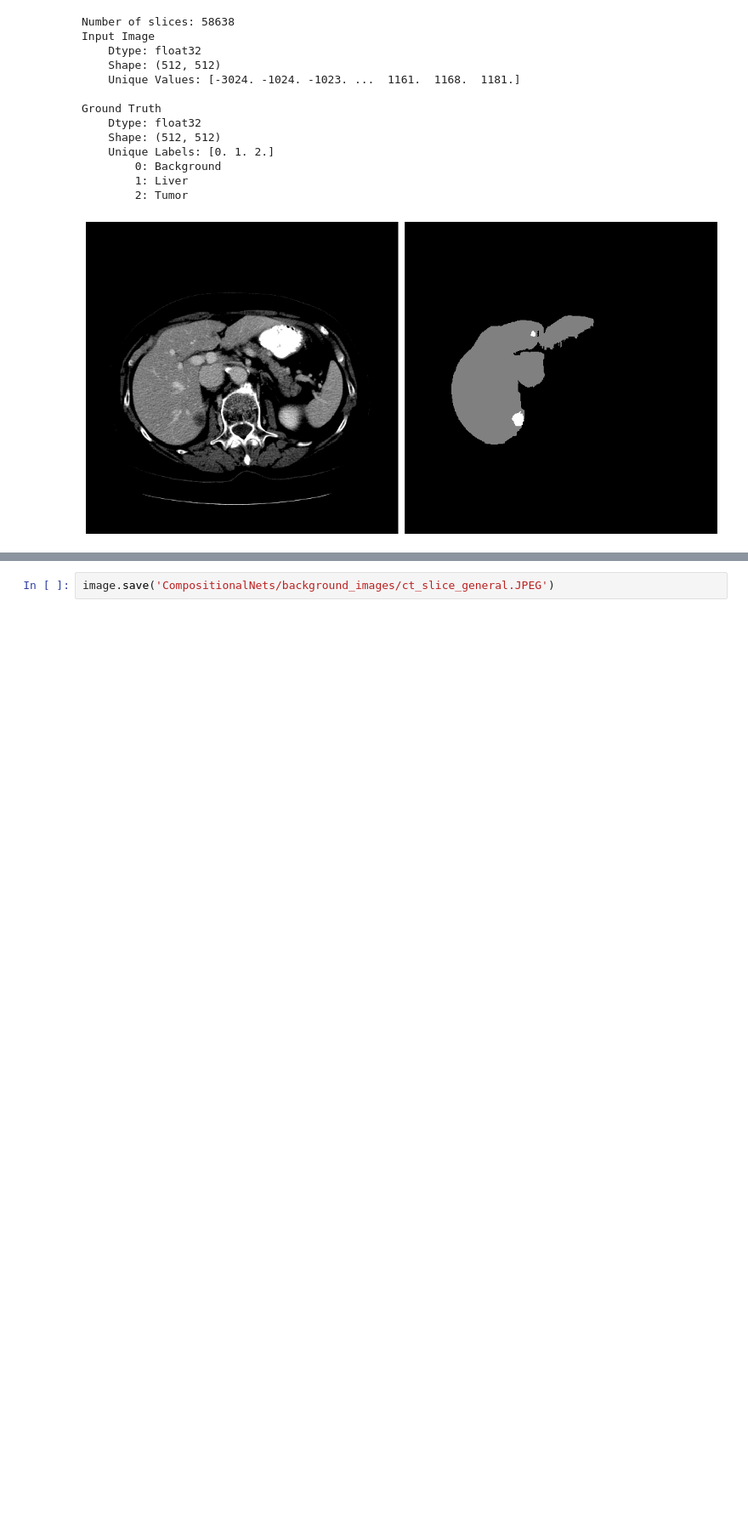
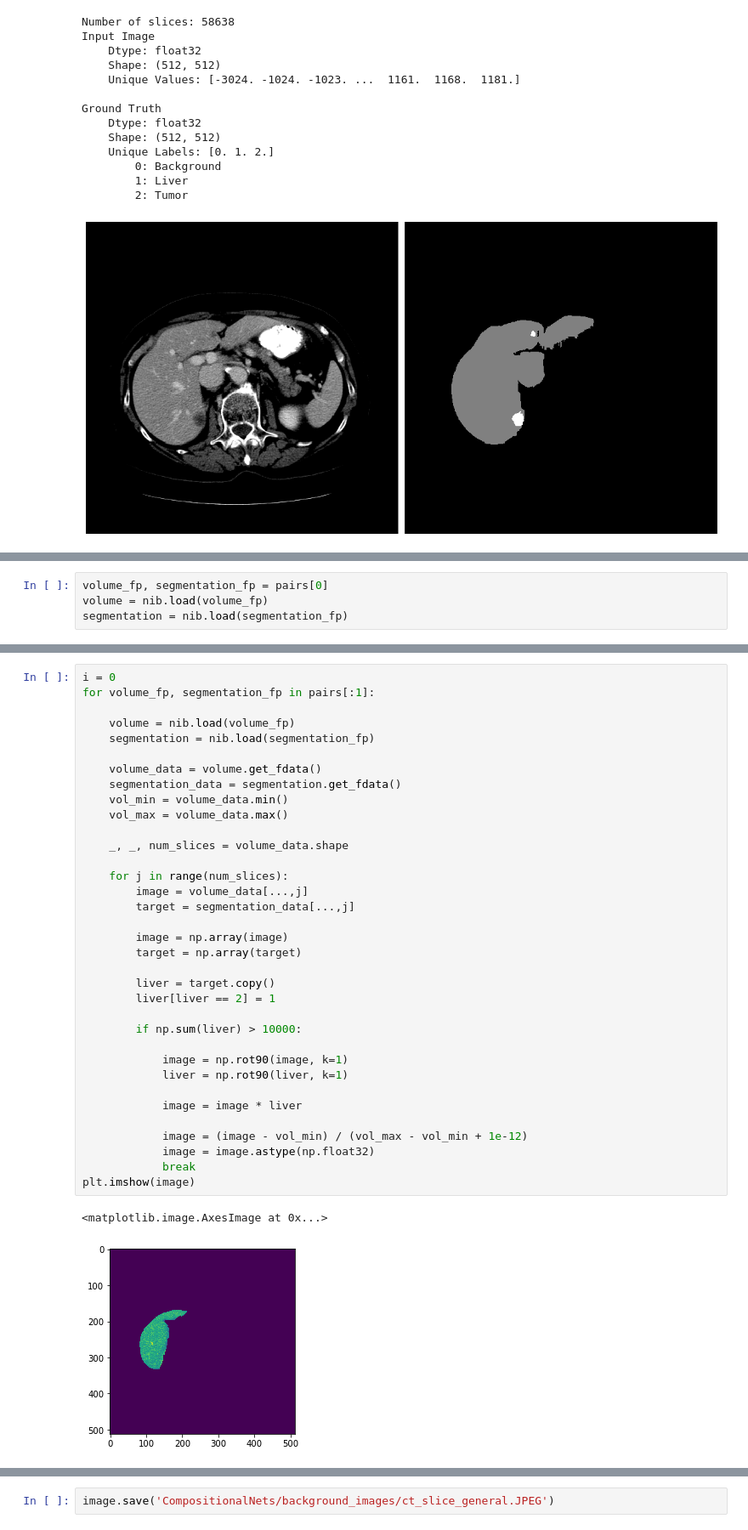
Before and after one commit to mattesko/CompNet-Medical, a Jupyter notebook: notebooks/data_analysis/eda_lits.ipynb, the cells around one changed output, grey strips where cells are left out. Shown at 85% size. Cells and saved outputs as stored; diff of their text form; blank space fills up the shorter version.

```diff
--- a/notebooks/data_analysis/eda_lits.ipynb
+++ b/notebooks/data_analysis/eda_lits.ipynb
@@ -91,0 +81,4 @@ plt.imshow(image)
+# %%
+volume_fp, segmentation_fp = pairs[0]
+volume = nib.load(volume_fp)
+segmentation = nib.load(segmentation_fp)
@@ -91,0 +144,38 @@ plt.imshow(image)
+# %%
+i = 0
+for volume_fp, segmentation_fp in pairs[:1]:
+
+    volume = nib.load(volume_fp)
+    segmentation = nib.load(segmentation_fp)
+
+    volume_data = volume.get_fdata()
+    segmentation_data = segmentation.get_fdata()
+    vol_min = volume_data.min()
+    vol_max = volume_data.max()
+
+    _, _, num_slices = volume_data.shape
+
+    for j in range(num_slices):
+        image = volume_data[...,j]
+        target = segmentation_data[...,j]
+
+        image = np.array(image)
+        target = np.array(target)
+
+        liver = target.copy()
+        liver[liver == 2] = 1
+
+        if np.sum(liver) > 10000:
+
+            image = np.rot90(image, k=1)
+            liver = np.rot90(liver, k=1)
+
+            image = image * liver
+
+            image = (image - vol_min) / (vol_max - vol_min + 1e-12)
+            image = image.astype(np.float32)
+            break
+plt.imshow(image)
+# %% [output]
+<matplotlib.image.AxesImage at 0x...>
+[figure, added]
```
Also changed, not shown: parts of 8 cells of this notebook, 18 other files.
